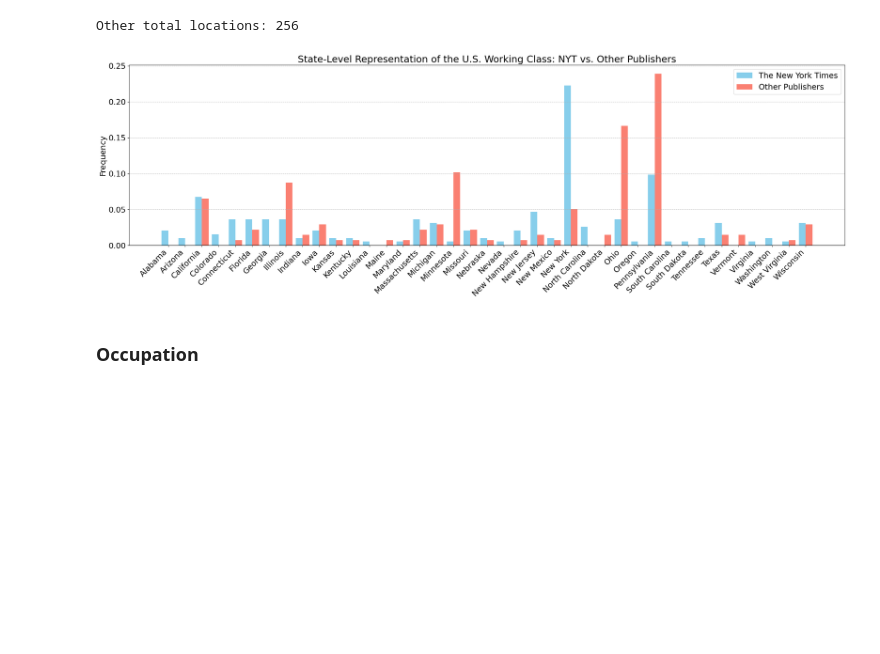
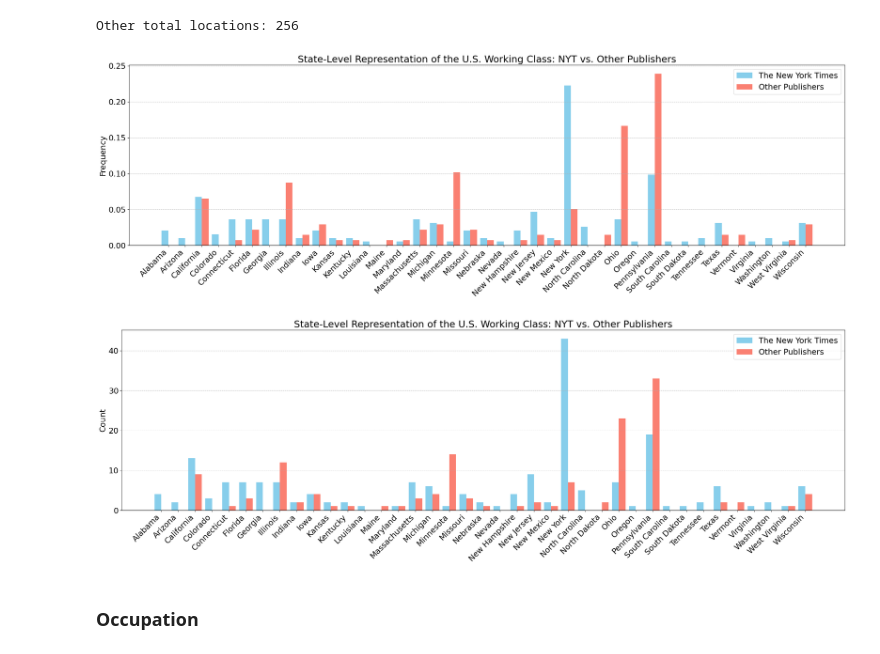
Before and after one commit to laurauguc/working_class_media_analysis, a Jupyter notebook: Who_is_the_Working_Class.ipynb, the cells around one changed output. Saved outputs shown, nothing was run; the diff lists cells and outputs as text; code cells hidden in the pictures; blank space fills up the shorter version.

```diff
--- a/Who_is_the_Working_Class.ipynb
+++ b/Who_is_the_Working_Class.ipynb
@@ -546,7 +558,7 @@ import matplotlib.pyplot as plt
 from collections import Counter
 import numpy as np
 
-def compare_histograms(items_list1, items_list2, title, filename, label1='List 1', label2='List 2'):
+def compare_histograms(items_list1, items_list2, title, filename, label1='List 1', label2='List 2', scale_counts = True):
     # Count frequencies
     counter1 = Counter(items_list1)
     counter2 = Counter(items_list2)
@@ -558,13 +570,14 @@ def compare_histograms(items_list1, items_list2, title, filename, label1='List 1
     total1 = sum(counter1.values())
     total2 = sum(counter2.values())
 
-    # Get frequencies (proportions) for each label (0 if not present)
-    freq1 = [counter1.get(label, 0) / total1 for label in all_labels]
-    freq2 = [counter2.get(label, 0) / total2 for label in all_labels]
-
-    # Get frequencies for each label (0 if not present)
-    #freq1 = [counter1.get(label, 0) for label in all_labels]
-    #freq2 = [counter2.get(label, 0) for label in all_labels]
+    if scale_counts:
+        # Get frequencies (proportions) for each label (0 if not present)
+        freq1 = [counter1.get(label, 0) / total1 for label in all_labels]
+        freq2 = [counter2.get(label, 0) / total2 for label in all_labels]
+    else:
+        # Get frequencies for each label (0 if not present)
+        freq1 = [counter1.get(label, 0) for label in all_labels]
+        freq2 = [counter2.get(label, 0) for label in all_labels]
 
     # Set positions for bars
     x = np.arange(len(all_labels))
@@ -577,7 +590,10 @@ def compare_histograms(items_list1, items_list2, title, filename, label1='List 1
 
     # Formatting
     #plt.xlabel(xlabel, fontsize=18)
-    plt.ylabel('Frequency', fontsize=18)
+    if scale_counts:
+        plt.ylabel('Frequency', fontsize=18)
+    else:
+        plt.ylabel('Count', fontsize=18)
     plt.title(title, fontsize=22)
     plt.xticks(x, all_labels, rotation=45, ha='right', fontsize=18)
     plt.yticks(fontsize=18)
@@ -602,10 +618,13 @@ Other total locations: 256
 # %%
 #xlabel = 'U.S. State'
 title = 'State-Level Representation of the U.S. Working Class: NYT vs. Other Publishers'
 filename = "plots/comparison_states.png"
 compare_histograms(states_nyt, states_other, title, filename, label1='The New York Times', label2='Other Publishers')
+# without scaling counts
+compare_histograms(states_nyt, states_other, title, filename[:-4] + "_raw_counts.png", label1='The New York Times', label2='Other Publishers', scale_counts=False)
 # %% [output]
 [figure]
+[figure, added]
 # %% [markdown]
 ### Occupation
 # %%
```
Also changed, not shown: parts of 12 cells of this notebook, 7 other files.
